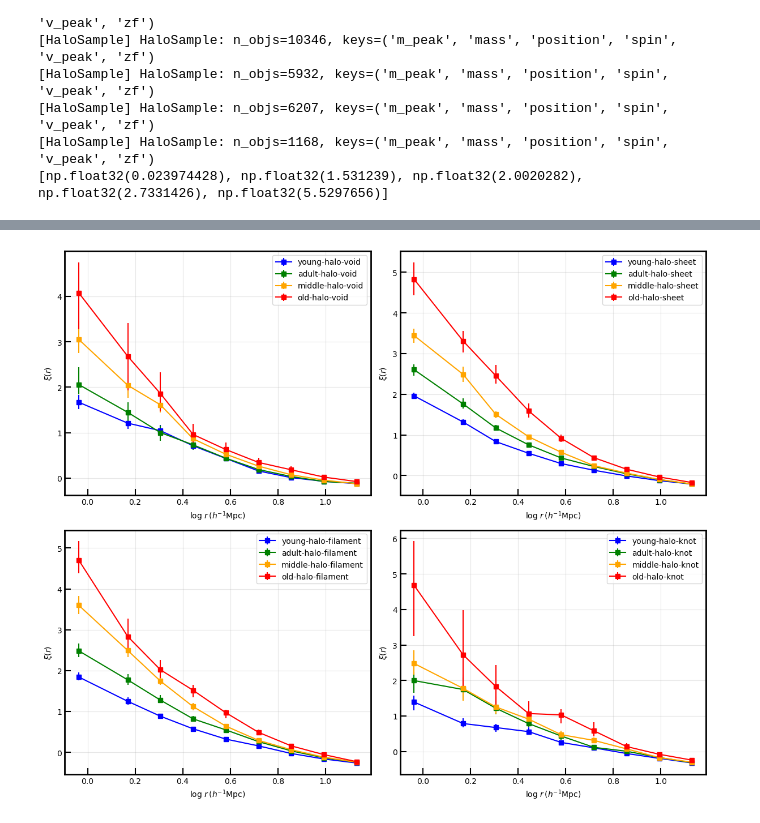
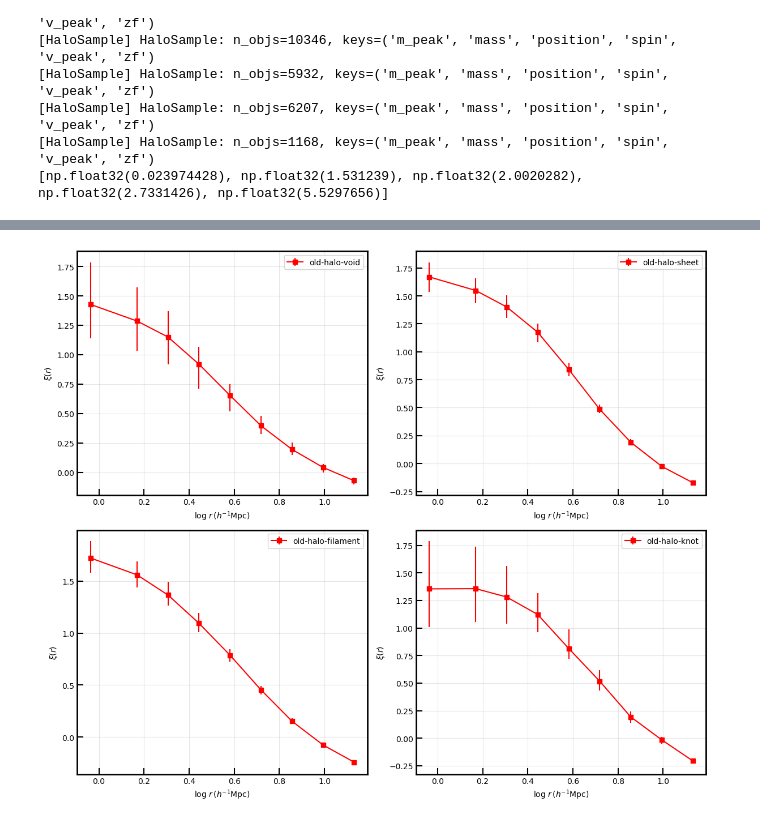
Before and after one commit to Phiyu/halo_web, a Jupyter notebook: docs/code_sample/tng100_theory/2pccf.ipynb, the cells around one changed output, grey strips where cells are left out. Drawn from its saved outputs; the diff is of its cells as text; code cells hidden in the pictures.

```diff
--- a/docs/code_sample/tng100_theory/2pccf.ipynb
+++ b/docs/code_sample/tng100_theory/2pccf.ipynb
@@ -18,12 +18,12 @@ from pyccb.process.halo_web import HaloWebCross
 from pyccb.process import ab_matching
 from pyccb.process import calc_zw
 
-SAMPLE_PATH = Path('/Volumes/T7/halo_web/tng100')  # Path in local
+SAMPLE_PATH = Path('/Volumes/T7/halo_web')  # Path in local
 # SAMPLE_PATH = Path('/data14/Fhong/halo_web')  # Path in the serve
 
 N_grid = 256
 file_halo_sample = SAMPLE_PATH / 'halo_sample.hdf5'
-file_tidal_field = SAMPLE_PATH / 'cf_field_sample_s2.hdf5'
+file_tidal_field = SAMPLE_PATH / 'field_sample_s2.hdf5'
 dir_output = SAMPLE_PATH / 'output'
 
 field = h5py.File(file_tidal_field, 'r', locking=False)
@@ -132,36 +135,37 @@ Saved old halo 2pccf to /data14/Fhong/halo_web/output/res_hr/old_halo_knot_2pccf
 # %%
 import matplotlib.pyplot as plt
 plt.style.use('default')
 plt.rcParams.update({
         "axes.linewidth": 2, "xtick.major.width": 2, "ytick.major.width": 2})
 fig, axs = plt.subplots(2, 2, figsize=(12, 10), sharex=False, sharey=False)
 axs = axs.flatten()
 
 web_types = ['void', 'sheet', 'filament', 'knot']
 color = ['blue', 'green', 'orange','red']
 
 for i, key in enumerate(web_types):
     ax = axs[i]
     for j, name in enumerate(name_list):
-        file_in = f'{dir_output}/{name}_halo_{key}_2pccf.txt'
-        data = np.loadtxt(file_in)
-        x = data[:, 0]
-        y = data[:, 1]
-        y16 = data[:, 2]
-        y84 = data[:, 3]
-        yerr = [y - y16, y84 - y]
-        ax.errorbar(x, y, yerr=yerr, label=f'{name}-halo-{key}', capsize=0, color=color[j], marker='s', linestyle='-')
+        if j == 3:
+            file_in = f'{dir_output}/{name}_halo_{key}_2pccf.txt'
+            data = np.loadtxt(file_in)
+            x = data[:, 0]
+            y = data[:, 1]
+            y16 = data[:, 2]
+            y84 = data[:, 3]
+            yerr = [y - y16, y84 - y]
+            ax.errorbar(x, y, yerr=yerr, label=f'{name}-halo-{key}', capsize=0, color=color[j], marker='s', linestyle='-')
     # ax.set_title(key.capitalize())
     ax.set_xlabel(r'$\log\,r\,(h^{-1}\mathrm{Mpc})$')
     ax.set_ylabel(r'$\xi(r)$')
     ax.legend()
     ax.grid(True)
     ax.tick_params(axis="both", direction="in", length=8, width=1.5)
     ax.tick_params(which="minor", direction="in", length=3, width=1)
     ax.grid(which="major", alpha=0.3)
     ax.grid(which="minor", alpha=0.1)
 
 plt.tight_layout()
 plt.savefig(SAMPLE_PATH / '2pccf_halo_web_hr.png')
 # %% [output]
-[figure, old version]
+[figure, new version]
```
Also changed, not shown: parts of 1 cell of this notebook, 2 other files.
